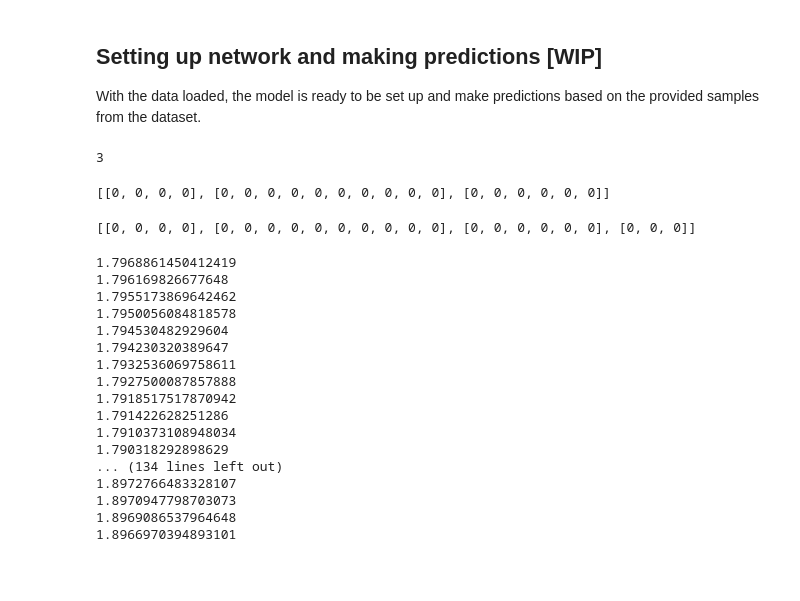
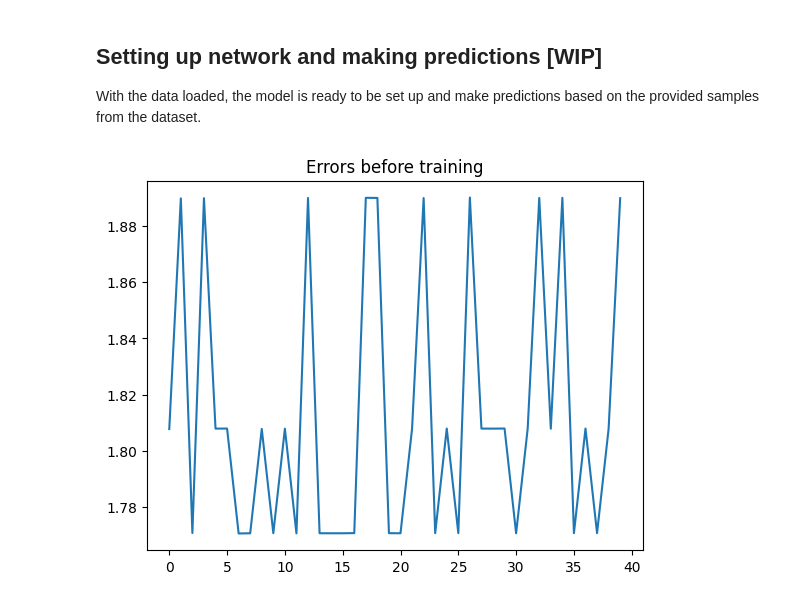
Before and after one commit to simensal/BioplausibleNN_MasterThesis_Code, a Jupyter notebook: ANN.ipynb, the cells around one changed output. Drawn from its saved outputs; the diff is of its cells as text; code cells hidden in the pictures; blank space fills up the shorter version.

Commit message:
Added training and verification on test data

```diff
--- a/ANN.ipynb
+++ b/ANN.ipynb
@@ -165,6 +208,12 @@ x = df.drop(['label'], axis=1)
 uniques = y.unique()
 label_map = {i: uniques[i] for i in range(len(uniques))}
 y.replace(uniques, [i for i in range(len(uniques))], inplace=True)
+# %%
+y_train = y.iloc[0:110]
+y_test = y.iloc[110:]
+
+x_train = x.iloc[0:110]
+x_test = x.iloc[110:]
 # %% [markdown]
 ## Setting up network and making predictions [WIP]
 
@@ -173,50 +222,23 @@ With the data loaded, the model is ready to be set up and make predictions based
 # Setting up network based on metadata
 model_hidden_layers = [10, 6]
 
-ann = ANN(len(x.columns), model_hidden_layers, len(uniques))
+ann = ANN(len(x.columns), model_hidden_layers, len(uniques), learning_rate=0.05)
-# %%
-len(ann.layer_inputs)
-# %% [output]
-3
-# %%
-ann.layer_inputs
-# %% [output]
-[[0, 0, 0, 0], [0, 0, 0, 0, 0, 0, 0, 0, 0, 0], [0, 0, 0, 0, 0, 0]]
 # %%
 # Creating arrays with solutions for easier error calculation
-solutions = []
+solutions_train = []
 
-for _, solution in y.items():
+for _, solution in y_train.items():
 
-    solutions.append([1 if i == solution else 0 for i in range(len(uniques))])
+    solutions_train.append([1 if i == solution else 0 for i in range(len(uniques))])
+
+solutions_test = []
+
+for _, solutions in y_test.items():
+    solutions_test.append([1 if i == solutions else 0 for i in range(len(uniques))])
-# %%
-ann.deltas
-# %% [output]
-[[0, 0, 0, 0], [0, 0, 0, 0, 0, 0, 0, 0, 0, 0], [0, 0, 0, 0, 0, 0], [0, 0, 0]]
-# %%
-# Making predictions for each sample and printing error terms
-predictions = []
-
-for idx, sample in x.iterrows():
-    pred = ann.predict(sample.to_numpy())
-    ann.backprops_error(solutions[idx])
-    ann.update_network(solutions[idx])
-    print(cost_function(pred, solutions[idx]))
-# %% [output]
-1.7968861450412419
-1.796169826677648
-1.7955173869642462
-1.7950056084818578
-1.794530482929604
-1.794230320389647
-1.7932536069758611
-1.7927500087857888
-1.7918517517870942
-1.791422628251286
-1.7910373108948034
-1.790318292898629
-... (134 lines left out)
-1.8972766483328107
-1.8970947798703073
-1.8969086537964648
-1.8966970394893101
+# %%
+before_errors = ann.test(x_test.to_numpy(), solutions_test)
+plt.plot(before_errors)
+plt.title('Errors before training')
+plt.show()
+# %% [output]
+[figure, added]
```
Also changed, not shown: parts of 12 cells of this notebook.
